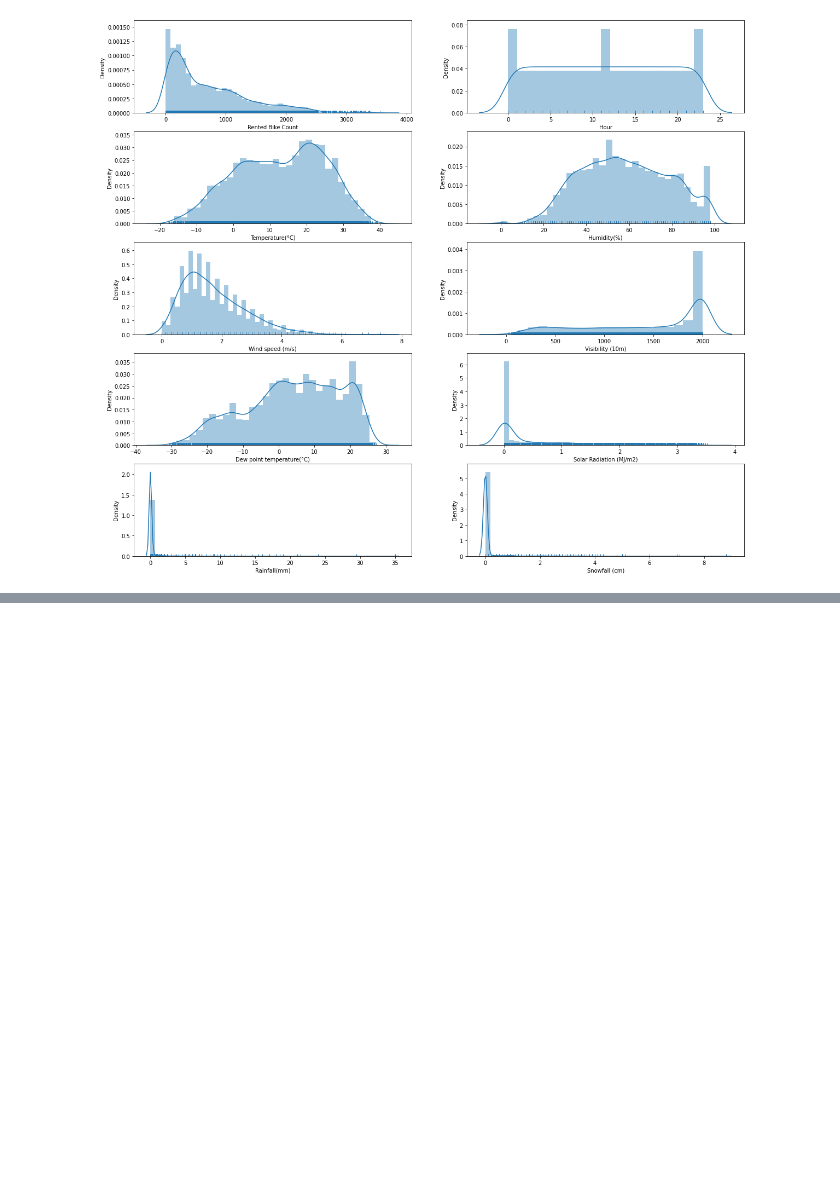
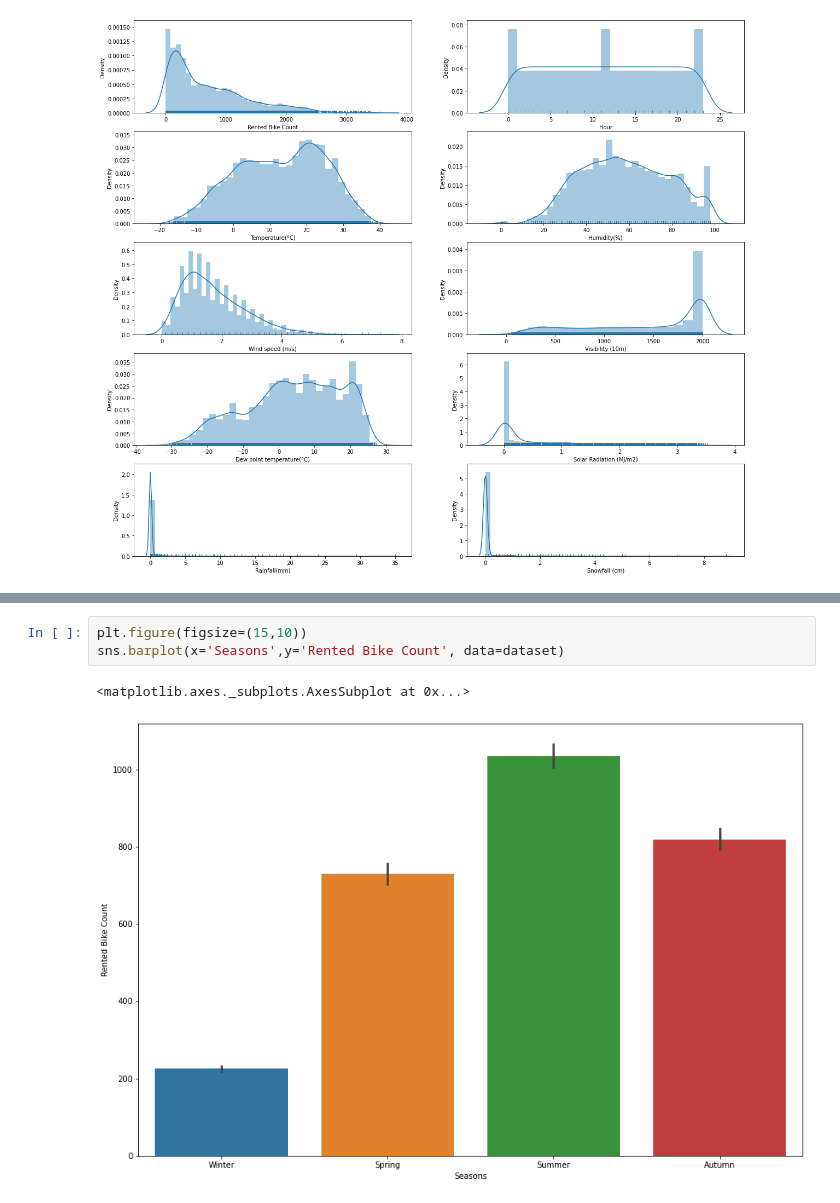
Before and after one commit to ShreedarshM/Bike-Sharing-Demand, a Jupyter notebook: Bike_Sharing_Demand_Prediction_Capstone_Project.ipynb, the cells around one changed output, grey strips where cells are left out. Cells and saved outputs as stored; diff of their text form; blank space fills up the shorter version.

```diff
--- a/Bike_Sharing_Demand_Prediction_Capstone_Project.ipynb
+++ b/Bike_Sharing_Demand_Prediction_Capstone_Project.ipynb
@@ -165,0 +178,6 @@ for i in range(len(dist_column)):
+# %%
+plt.figure(figsize=(15,10))
+sns.barplot(x='Seasons',y='Rented Bike Count', data=dataset)
+# %% [output]
+<matplotlib.axes._subplots.AxesSubplot at 0x...>
+[figure, added]
```
Also changed, not shown: parts of 14 cells of this notebook.
